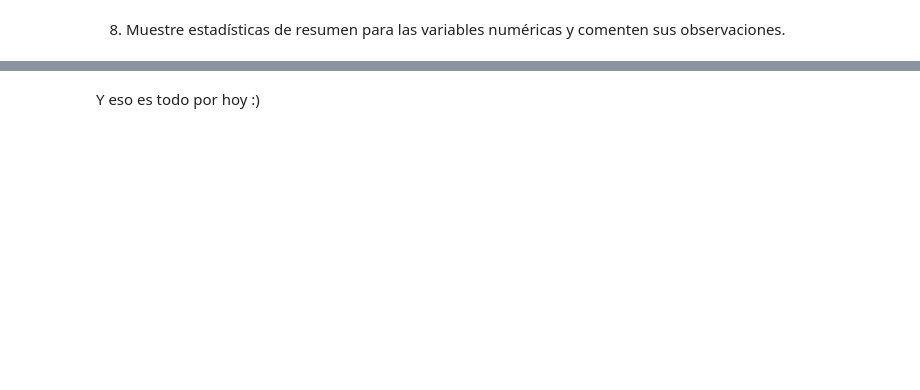
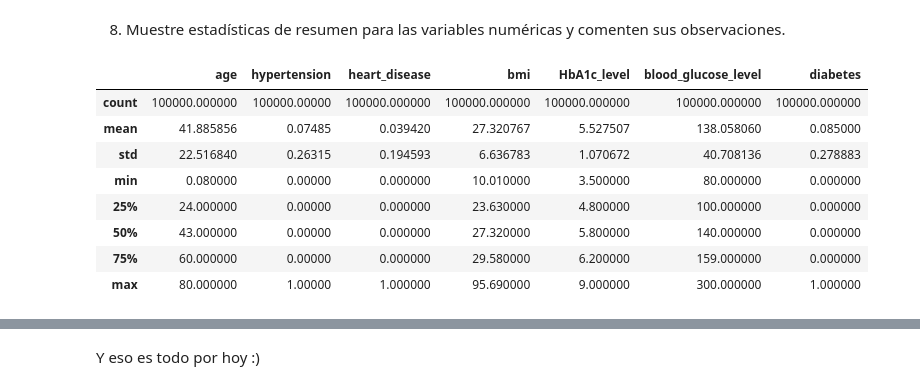
Before and after one commit to andyreus17/mineria, a Jupyter notebook: Laboratorio_2.ipynb, the cells around one changed output, grey strips where cells are left out. Cells and saved outputs as stored; diff of their text form; code cells hidden in the pictures; blank space fills up the shorter version.

```diff
--- a/Laboratorio_2.ipynb
+++ b/Laboratorio_2.ipynb
@@ -174,2 +212,14 @@ diabetes.head()
 # %% [markdown]
 8. Muestre estadísticas de resumen para las variables numéricas y comenten sus observaciones.
+# %%
+diabetes.describe()
+# %% [output]
+|  | age | hypertension | heart_disease | bmi | HbA1c_level | blood_glucose_level | diabetes |
+| count | 100000.000000 | 100000.00000 | 100000.000000 | 100000.000000 | 100000.000000 | 100000.000000 | 100000.000000 |
+| mean | 41.885856 | 0.07485 | 0.039420 | 27.320767 | 5.527507 | 138.058060 | 0.085000 |
+| std | 22.516840 | 0.26315 | 0.194593 | 6.636783 | 1.070672 | 40.708136 | 0.278883 |
+| min | 0.080000 | 0.00000 | 0.000000 | 10.010000 | 3.500000 | 80.000000 | 0.000000 |
+| 25% | 24.000000 | 0.00000 | 0.000000 | 23.630000 | 4.800000 | 100.000000 | 0.000000 |
+| 50% | 43.000000 | 0.00000 | 0.000000 | 27.320000 | 5.800000 | 140.000000 | 0.000000 |
+| 75% | 60.000000 | 0.00000 | 0.000000 | 29.580000 | 6.200000 | 159.000000 | 0.000000 |
+| max | 80.000000 | 1.00000 | 1.000000 | 95.690000 | 9.000000 | 300.000000 | 1.000000 |
```
Also changed, not shown: parts of 3 cells of this notebook, 1 other file.
